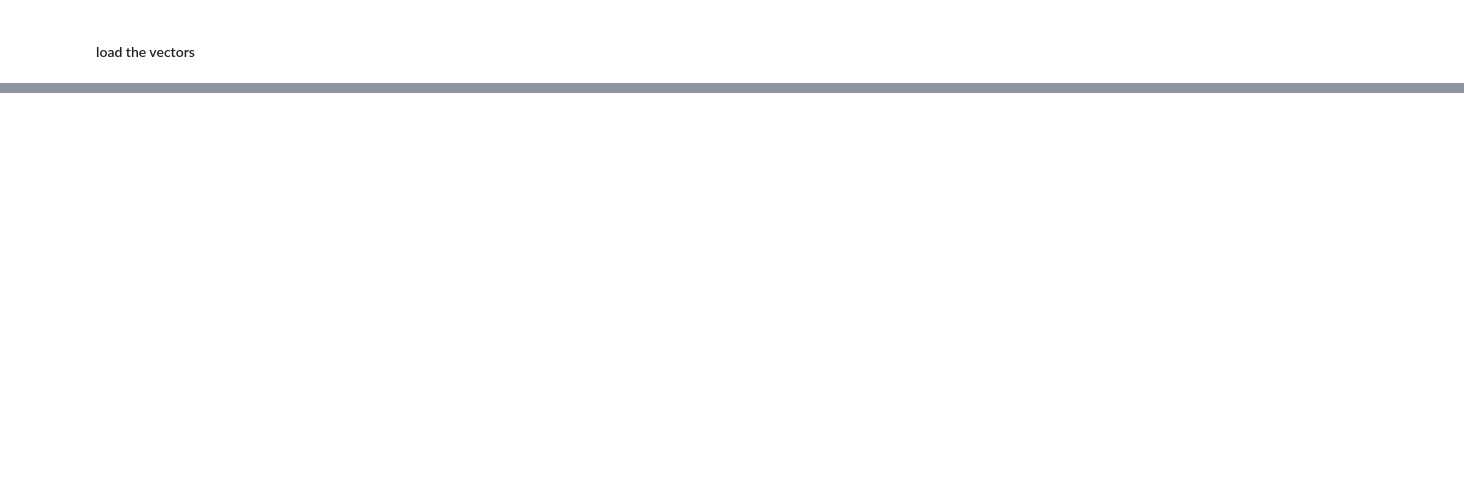
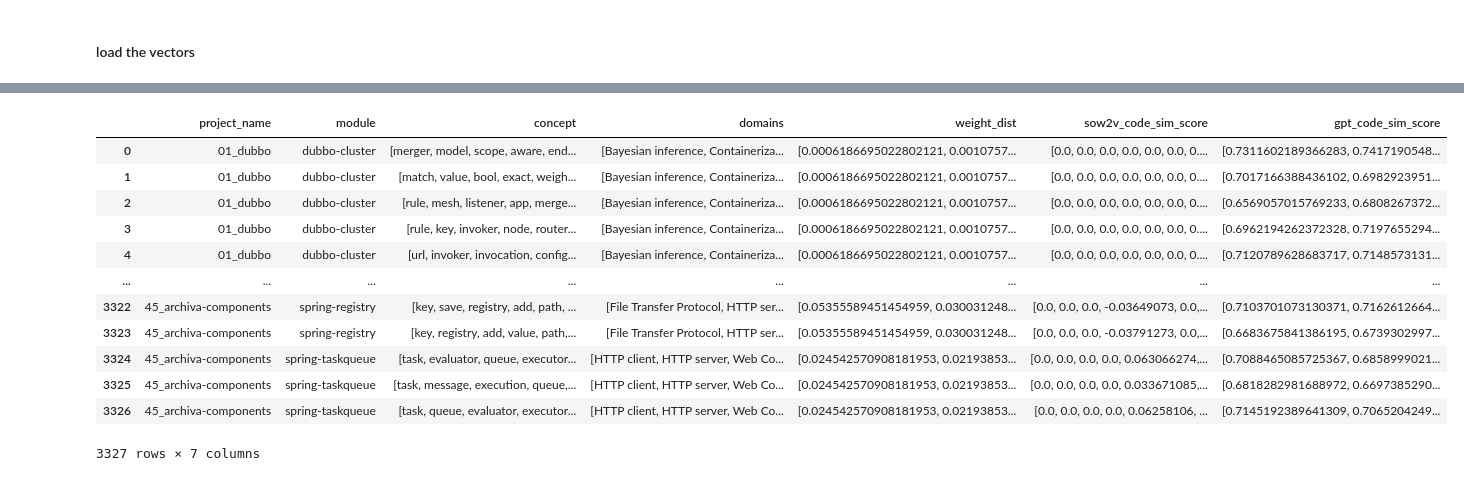
Before and after one commit to zakipauzi/concept-domain-coverage, a Jupyter notebook: 2_topic_ad_matching_embeddings.ipynb, the cells around one changed output, grey strips where cells are left out. Cells and saved outputs as stored; diff of their text form; code cells hidden in the pictures; blank space fills up the shorter version.

```diff
--- a/2_topic_ad_matching_embeddings.ipynb
+++ b/2_topic_ad_matching_embeddings.ipynb
@@ -450,33 +438,33 @@ dom_vec_list
 # %%
-def comp_con_domains_gpt(gpt_model, con, dom_vec):
+def comp_con_domains_gpt(con_vec, dom_vec):
     # list of domains should be given, now we return an array of similarity scores for all domains
     # one concept matching against all the domains for that concept
     sim_res = []
 
-    con_vectors = gpt_model.fit_transform(con)
+    con_vec = np.array(con_vec).reshape(1, -1)
 
     for dv in dom_vec:
-        sim_score = cosine_similarity(vector_1, dv)
-        sim_res.append(sim_score)
+        dv = np.array(dv).reshape(1, -1)
+        sim_score = cosine_similarity(con_vec, dv)
+        sim_res.append(sim_score[0][0])
 
     return sim_res
 # %%
-import ast
+gpt_code_domain_res = []
 
-sow2v_code_domain_res = []
+for i, code_vec in enumerate(code_vec_list):
 
-for i, con in enumerate(code_concept_list):
+    curr_con_list = ast.literal_eval(code_concept_list[i])
 
-    c = ast.literal_eval(con)
+    for k, cv in enumerate(code_vec):
 
-    for con_str in c:
-
+        curr_concepts = curr_con_list[k]
         curr_domains = domains_list[i]
         curr_prob = prob_dist_list[i]
 
-        sim_res_list = comp_con_domains_sow2v(so_w2v_model, con_str, curr_domains)
+        sim_res_list = comp_con_domains_gpt(cv, dom_vec_list[i])
 
         proj_name = proj_names.values[i][0]
         module_name = proj_names.values[i][1]
 
-        sow2v_code_domain_res.append([proj_name, module_name, con_str, curr_domains, curr_prob, sim_res_list])
+        gpt_code_domain_res.append([proj_name, module_name, curr_concepts, curr_domains, curr_prob, sim_res_list])
@@ -586,4 +470,0 @@ gpt_domain_res[0]
-# %%
-pd.set_option('display.max_colwidth', None)
-gpt_domain_match_df = pd.concat(gpt_domain_res).reset_index(drop=True)
-gpt_domain_match_df
@@ -603,0 +490,3 @@ gpt_domain_match_df
+# %%
+code_dom_gpt_sim_df = pd.DataFrame(gpt_code_domain_res, columns=['project_name', 'module', 'code concepts', 'domains', 'weight_dist', 'gpt_code_sim_score'])
+test_dom_gpt_sim_df = pd.DataFrame(gpt_test_domain_res, columns=['project_name', 'module', 'test concepts', 'domains', 'weight_dist', 'gpt_test_sim_score'])
@@ -604 +557,19 @@ gpt_domain_match_df
+# %%
+code_domain_sim_df = sow2v_code_domain_res_df.copy()
+code_domain_sim_df['gpt_code_sim_score'] = code_dom_gpt_sim_df['gpt_code_sim_score']
+code_domain_sim_df
+# %% [output]
+|  | project_name | module | concept | domains | weight_dist | sow2v_code_sim_score | gpt_code_sim_score |
+| 0 | 01_dubbo | dubbo-cluster | [merger, model, scope, aware, end... | [Bayesian inference, Containeriza... | [0.0006186695022802121, 0.0010757... | [0.0, 0.0, 0.0, 0.0, 0.0, 0.0, 0.... | [0.7311602189366283, 0.7417190548... |
+| 1 | 01_dubbo | dubbo-cluster | [match, value, bool, exact, weigh... | [Bayesian inference, Containeriza... | [0.0006186695022802121, 0.0010757... | [0.0, 0.0, 0.0, 0.0, 0.0, 0.0, 0.... | [0.7017166388436102, 0.6982923951... |
+| 2 | 01_dubbo | dubbo-cluster | [rule, mesh, listener, app, merge... | [Bayesian inference, Containeriza... | [0.0006186695022802121, 0.0010757... | [0.0, 0.0, 0.0, 0.0, 0.0, 0.0, 0.... | [0.6569057015769233, 0.6808267372... |
+| 3 | 01_dubbo | dubbo-cluster | [rule, key, invoker, node, router... | [Bayesian inference, Containeriza... | [0.0006186695022802121, 0.0010757... | [0.0, 0.0, 0.0, 0.0, 0.0, 0.0, 0.... | [0.6962194262372328, 0.7197655294... |
+| 4 | 01_dubbo | dubbo-cluster | [url, invoker, invocation, config... | [Bayesian inference, Containeriza... | [0.0006186695022802121, 0.0010757... | [0.0, 0.0, 0.0, 0.0, 0.0, 0.0, 0.... | [0.7120789628683717, 0.7148573131... |
+| ... | ... | ... | ... | ... | ... | ... | ... |
+| 3322 | 45_archiva-components | spring-registry | [key, save, registry, add, path, ... | [File Transfer Protocol, HTTP ser... | [0.05355589451454959, 0.030031248... | [0.0, 0.0, 0.0, -0.03649073, 0.0,... | [0.7103701073130371, 0.7162612664... |
+| 3323 | 45_archiva-components | spring-registry | [key, registry, add, value, path,... | [File Transfer Protocol, HTTP ser... | [0.05355589451454959, 0.030031248... | [0.0, 0.0, 0.0, -0.03791273, 0.0,... | [0.6683675841386195, 0.6739302997... |
+| 3324 | 45_archiva-components | spring-taskqueue | [task, evaluator, queue, executor... | [HTTP client, HTTP server, Web Co... | [0.024542570908181953, 0.02193853... | [0.0, 0.0, 0.0, 0.0, 0.063066274,... | [0.7088465085725367, 0.6858999021... |
+| 3325 | 45_archiva-components | spring-taskqueue | [task, message, execution, queue,... | [HTTP client, HTTP server, Web Co... | [0.024542570908181953, 0.02193853... | [0.0, 0.0, 0.0, 0.0, 0.033671085,... | [0.6818282981688972, 0.6697385290... |
+| 3326 | 45_archiva-components | spring-taskqueue | [task, queue, evaluator, executor... | [HTTP client, HTTP server, Web Co... | [0.024542570908181953, 0.02193853... | [0.0, 0.0, 0.0, 0.0, 0.06258106, ... | [0.7145192389641309, 0.7065204249... |
+3327 rows × 7 columns
 # %%
```
Also changed, not shown: parts of 22 cells of this notebook, 5 other files.
